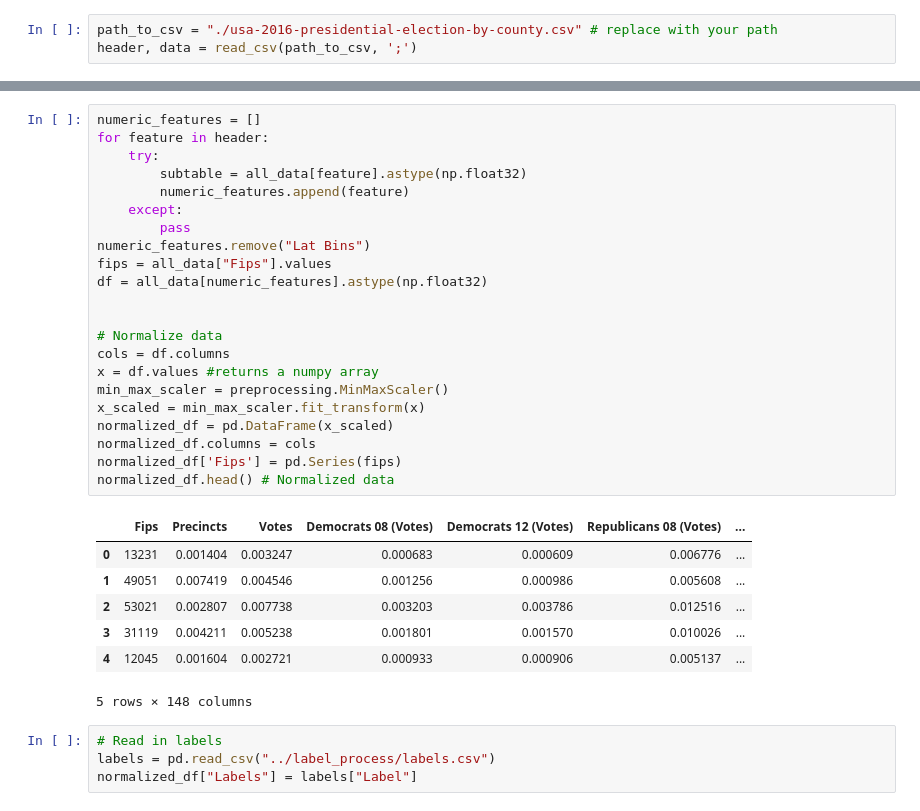
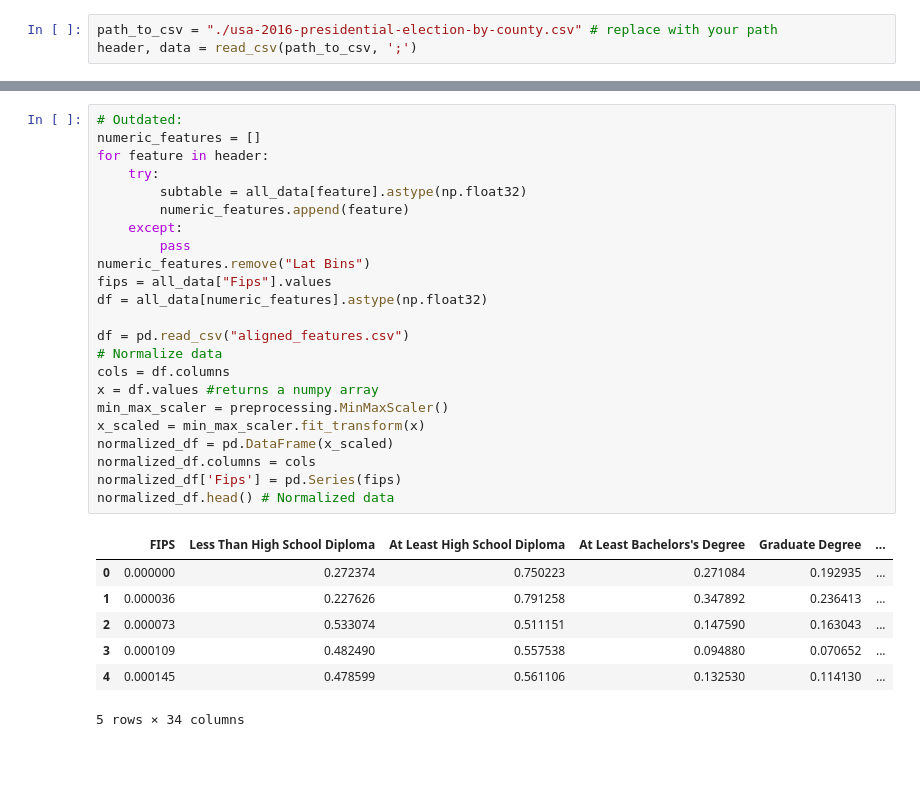
Before and after one commit to WalterLu3/CS760Final, a Jupyter notebook: feature_process/LogisticRegression.ipynb, the cells around one changed output, grey strips where cells are left out. Cells and saved outputs as stored; diff of their text form; blank space fills up the shorter version.

```diff
--- a/feature_process/LogisticRegression.ipynb
+++ b/feature_process/LogisticRegression.ipynb
@@ -87,36 +89,33 @@ all_data.apply(fill_in_row, axis = 1)
 | 3142 | Maryland | MD | 24019 | Dorchester County, Maryland | 39 | 14034 | 6912 | 7257 | ... |
 3143 rows × 159 columns
 # %%
+# Outdated:
 numeric_features = []
 for feature in header:
     try:
         subtable = all_data[feature].astype(np.float32)
         numeric_features.append(feature)
     except:
         pass
 numeric_features.remove("Lat Bins")
 fips = all_data["Fips"].values
 df = all_data[numeric_features].astype(np.float32)
 
-
+df = pd.read_csv("aligned_features.csv")
 # Normalize data
 cols = df.columns
 x = df.values #returns a numpy array
 min_max_scaler = preprocessing.MinMaxScaler()
 x_scaled = min_max_scaler.fit_transform(x)
 normalized_df = pd.DataFrame(x_scaled)
 normalized_df.columns = cols
 normalized_df['Fips'] = pd.Series(fips)
 normalized_df.head() # Normalized data
 # %% [output]
-|  | Fips | Precincts | Votes | Democrats 08 (Votes) | Democrats 12 (Votes) | Republicans 08 (Votes) | ... |
-| 0 | 13231 | 0.001404 | 0.003247 | 0.000683 | 0.000609 | 0.006776 | ... |
-| 1 | 49051 | 0.007419 | 0.004546 | 0.001256 | 0.000986 | 0.005608 | ... |
-| 2 | 53021 | 0.002807 | 0.007738 | 0.003203 | 0.003786 | 0.012516 | ... |
-| 3 | 31119 | 0.004211 | 0.005238 | 0.001801 | 0.001570 | 0.010026 | ... |
-| 4 | 12045 | 0.001604 | 0.002721 | 0.000933 | 0.000906 | 0.005137 | ... |
+|  | FIPS | Less Than High School Diploma | At Least High School Diploma | At Least Bachelors's Degree | Graduate Degree | ... |
+| 0 | 0.000000 | 0.272374 | 0.750223 | 0.271084 | 0.192935 | ... |
+| 1 | 0.000036 | 0.227626 | 0.791258 | 0.347892 | 0.236413 | ... |
+| 2 | 0.000073 | 0.533074 | 0.511151 | 0.147590 | 0.163043 | ... |
+| 3 | 0.000109 | 0.482490 | 0.557538 | 0.094880 | 0.070652 | ... |
+| 4 | 0.000145 | 0.478599 | 0.561106 | 0.132530 | 0.114130 | ... |
-5 rows × 148 columns
+5 rows × 34 columns
-# %%
-# Read in labels
-labels = pd.read_csv("../label_process/labels.csv")
-normalized_df["Labels"] = labels["Label"]
```
Also changed, not shown: parts of 8 cells of this notebook, 3 other files.
